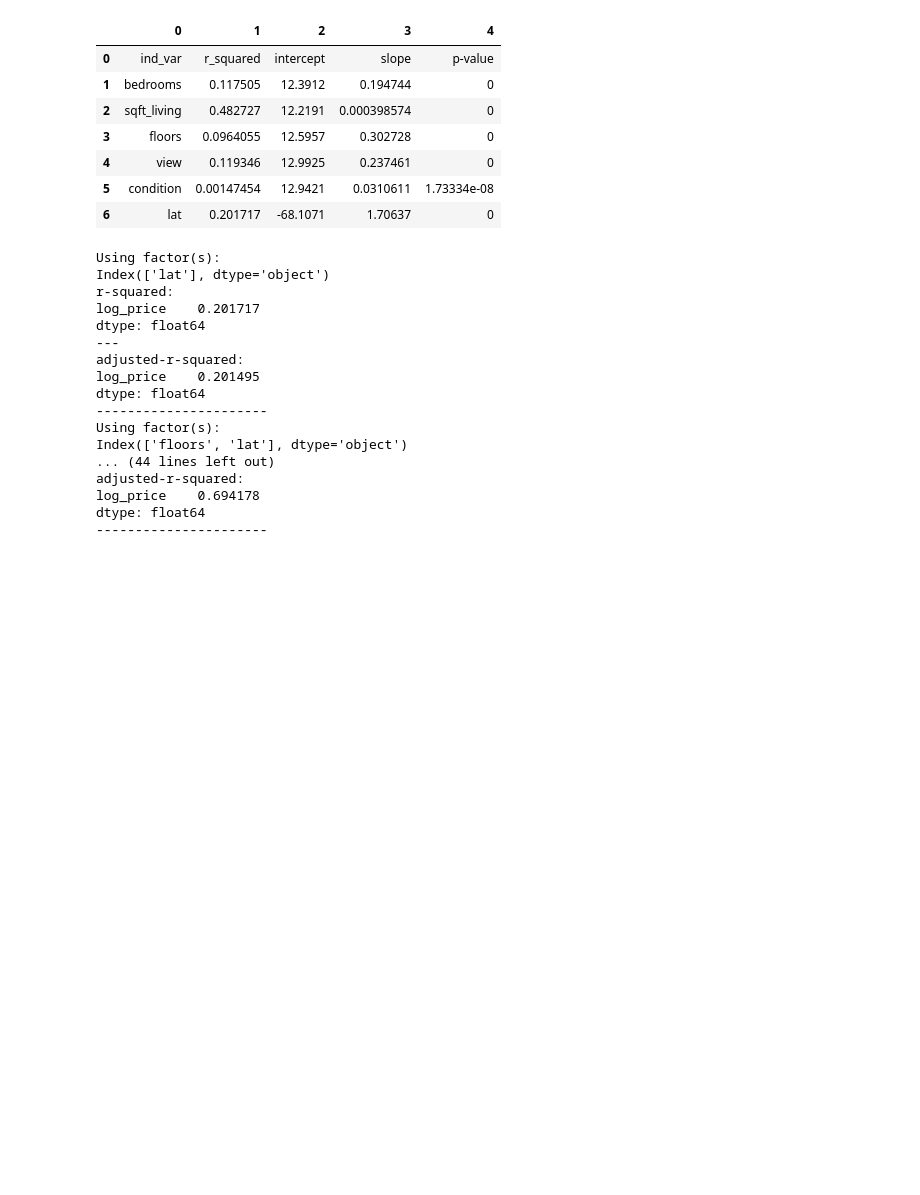
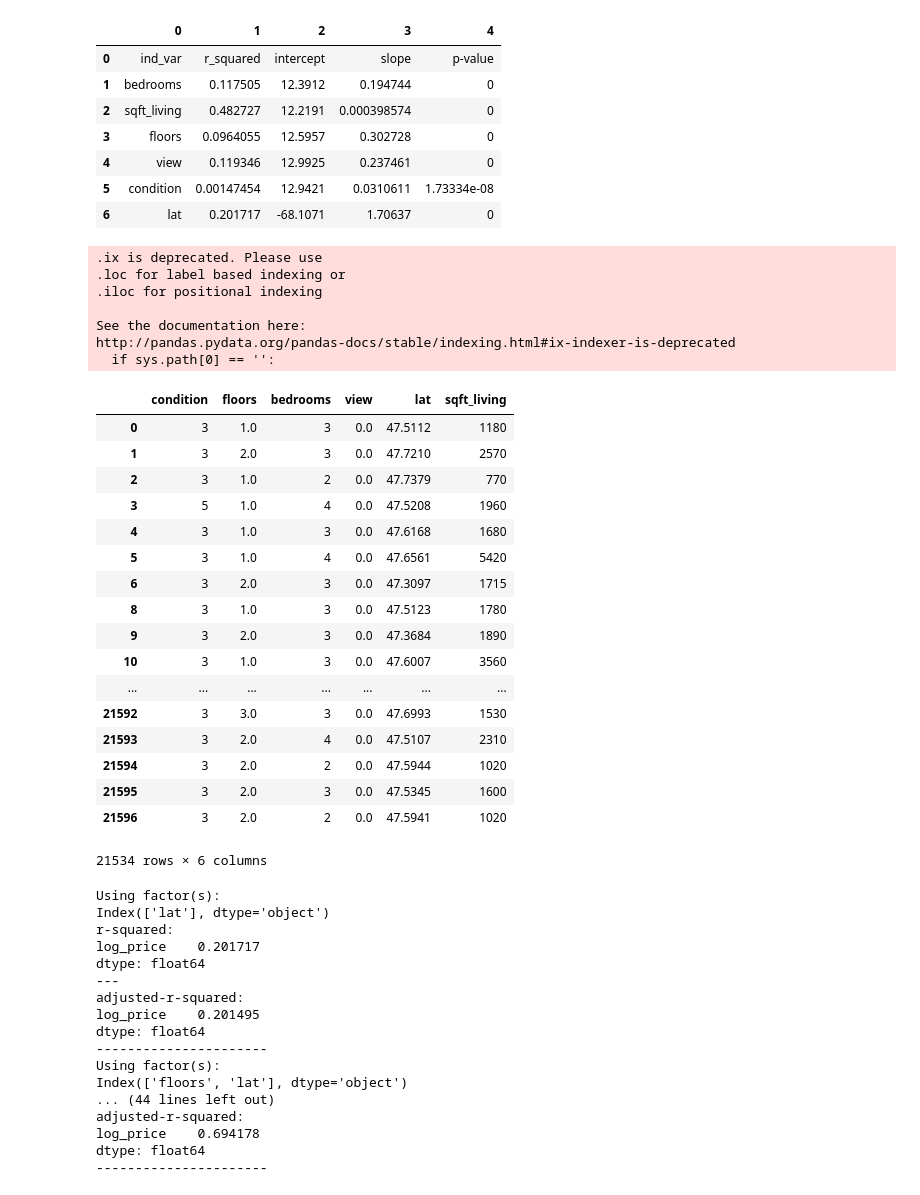
Before and after one commit to giorosati/dsc-1-final-project-online-ds-pt-100118, a Jupyter notebook: student_v2.ipynb, the cells around one changed output. Drawn from its saved outputs; the diff is of its cells as text; code cells hidden in the pictures; blank space fills up the shorter version.

```diff
--- a/student_v2.ipynb
+++ b/student_v2.ipynb
@@ -913,4 +975,44 @@ pd.DataFrame(results_log)
 | 4 | view | 0.119346 | 12.9925 | 0.237461 | 0 |
 | 5 | condition | 0.00147454 | 12.9421 | 0.0310611 | 1.73334e-08 |
 | 6 | lat | 0.201717 | -68.1071 | 1.70637 | 0 |
+# %%
+# r-squared values in ascending order:
+# condition sticks our with a very low r-squared value of 0.001
+# floors, view, and bedrooms also have quite low r-squared values (0.096 to 0.119)
+# lat is next with r-squared of 0.201
+# sqft_living is last with r-squared of 0.483
+
+# compare predictions using from 1 to 6 of these features, using them from lowest r-squared to highest
+# r-squared value. To facilitate this I will rearrange the order of the columns.
+
+column_order = cols = ['condition', 'floors', 'bedrooms', 'view', 'lat', 'sqft_living']
+
+X = X.ix[:, cols]
+X
+# %% [output]
+.ix is deprecated. Please use
+.loc for label based indexing or
+.iloc for positional indexing
+
+See the documentation here:
+http://pandas.pydata.org/pandas-docs/stable/indexing.html#ix-indexer-is-deprecated
+  if sys.path[0] == '':
+|  | condition | floors | bedrooms | view | lat | sqft_living |
+| 0 | 3 | 1.0 | 3 | 0.0 | 47.5112 | 1180 |
+| 1 | 3 | 2.0 | 3 | 0.0 | 47.7210 | 2570 |
+| 2 | 3 | 1.0 | 2 | 0.0 | 47.7379 | 770 |
+| 3 | 5 | 1.0 | 4 | 0.0 | 47.5208 | 1960 |
+| 4 | 3 | 1.0 | 3 | 0.0 | 47.6168 | 1680 |
+| 5 | 3 | 1.0 | 4 | 0.0 | 47.6561 | 5420 |
+| 6 | 3 | 2.0 | 3 | 0.0 | 47.3097 | 1715 |
+| 8 | 3 | 1.0 | 3 | 0.0 | 47.5123 | 1780 |
+| 9 | 3 | 2.0 | 3 | 0.0 | 47.3684 | 1890 |
+| 10 | 3 | 1.0 | 3 | 0.0 | 47.6007 | 3560 |
+| ... | ... | ... | ... | ... | ... | ... |
+| 21592 | 3 | 3.0 | 3 | 0.0 | 47.6993 | 1530 |
+| 21593 | 3 | 2.0 | 4 | 0.0 | 47.5107 | 2310 |
+| 21594 | 3 | 2.0 | 2 | 0.0 | 47.5944 | 1020 |
+| 21595 | 3 | 2.0 | 3 | 0.0 | 47.5345 | 1600 |
+| 21596 | 3 | 2.0 | 2 | 0.0 | 47.5941 | 1020 |
+21534 rows × 6 columns
 # %%
```
Also changed, not shown: parts of 58 cells of this notebook.
